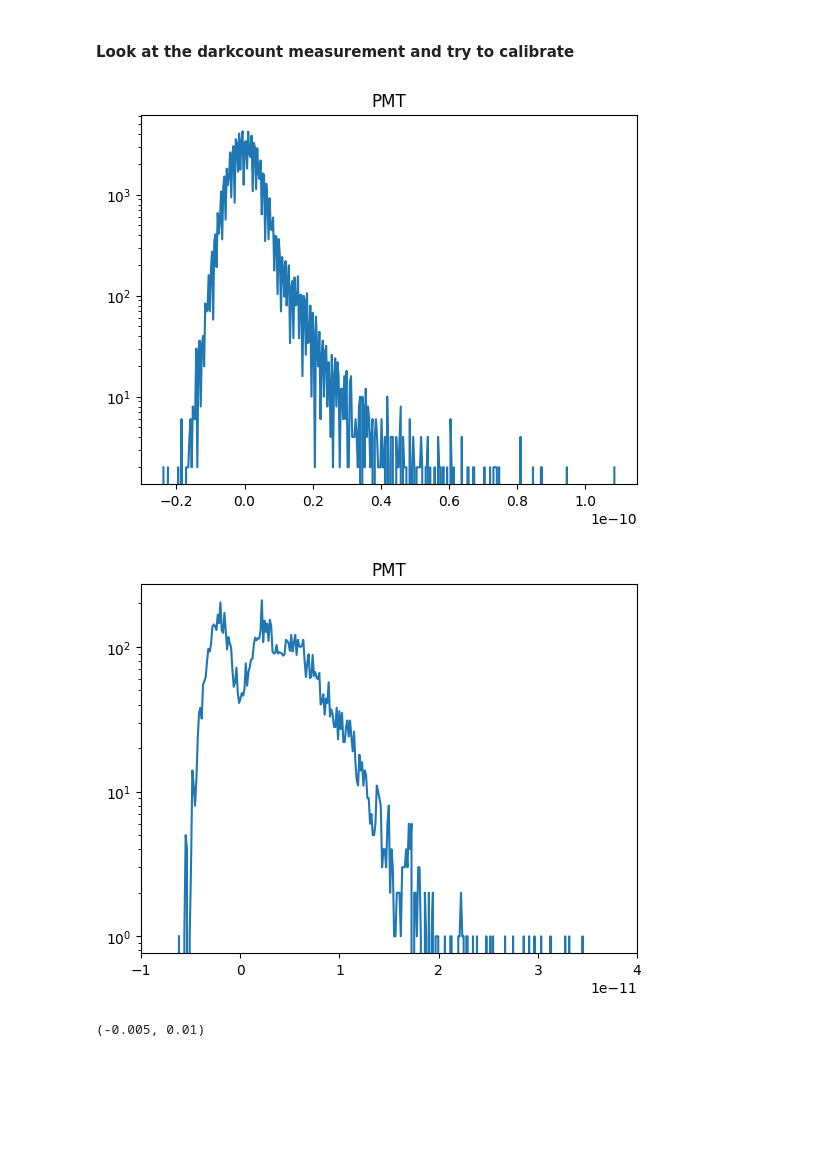
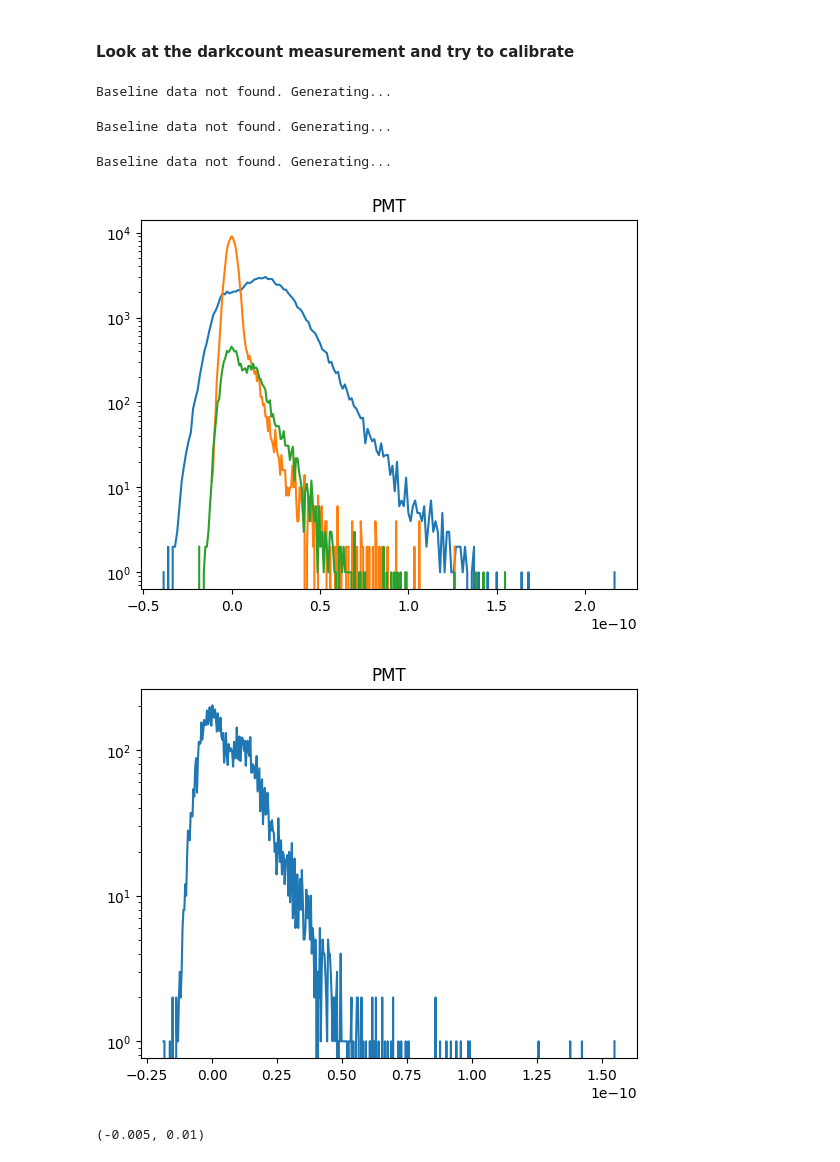
Before and after one commit to idawoestheinrich/wom_quality_control, a Jupyter notebook: code/analysis_ida.ipynb, the cells around one changed output. Saved outputs shown, nothing was run; the diff lists cells and outputs as text; code cells hidden in the pictures; blank space fills up the shorter version.

```diff
--- a/code/analysis_ida.ipynb
+++ b/code/analysis_ida.ipynb
@@ -88,17 +457,10 @@ plt.xlim(400,500)
 # %%
-WOM16_1 = WOMqc.load("20261102_testbeam_WOM_16")
-WOM16_2 = WOMqc.load("20261103_testbeam_WOM_16")
-WOM16_3 = WOMqc.load("20261105_testbeam_WOM_16")#Lower LED intensity
-
 bottom_1 = WOMqc.load("20261104_testbeam_CellA_bottom_3mm")
 bottom_2 = WOMqc.load("20261104_testbeam_CellA_bottom_3mm_2")
 
 top_1 = WOMqc.load("20261105_testbeam_CellA_top_3mm")
+top_2 = WOMqc.load("20261105_testbeam_CellA_top_3mm_2")
 
-uncoated = WOMqc.load("20261103_uncoated_WOM") #The SiPMs were saturated
-uncoated_1 = WOMqc.load("20261104_uncoated_WOM")
-uncoated_2 = WOMqc.load("20261104_uncoated_WOM_2")
-
-wo_WOM = WOMqc.load("20261104_wo_WOM_with_ring")
+WOM_7 = WOMqc.load("20261110_testbeam_WOM_7")#WOMqc.load("20261102_testbeam_WOM_16")
 # %% [output]
 Baseline data not found. Generating...
@@ -277,6 +833,10 @@ for ylabel, pm in zip(YLABELS, PM_ref):
 #### Look at the darkcount measurement and try to calibrate
 # %%
 darkcounts = WOMqc.load("20261029_darkcount_wo_inner_PCB")
+small_amplitude = WOMqc.load("20261106_longterm_testbeam_WOM_16_257")
+# %% [output]
+Baseline data not found. Generating...
+Baseline data not found. Generating...
 # %%
 def pmt_fit_with_pedestal(x, A, w, alpha, sigma0, Q0, lambd, sigma1, Q1, beta, kmax=None):
     """
@@ -364,0 +923,6 @@ darkcounts.create_baseline_data(window=(20, 0, 50), sigma=0, smooth_method=2)
+# %%
+longterm = WOMqc.load("20260311_darkcounts_10000")
+longterm.int_window_min_PMT, longterm.int_window_max_PMT = 2e-08, 4e-08
+longterm.int_window_min_SiPM, longterm.int_window_max_SiPM = 5e-08, 2e-07
+# %% [output]
+Baseline data not found. Generating...
@@ -365,30 +939,38 @@ darkcounts.create_baseline_data(window=(20, 0, 50), sigma=0, smooth_method=2)
+# %%
+# Histogram of the PMT data
+def histogram(var, bins, u, o):
+    y, binEdges = np.histogram(var ,bins= bins, range = (u,o))
+    bincenters = 0.5*(binEdges[1:] + binEdges[:-1])
+    return y, bincenters
+
+data = small_amplitude.baseline_integrated_data["PMT_out"]# + darkcounts.baseline_integrated_data["PMT_out"]
+data2= darkcounts.baseline_integrated_data["PMT_out"]#integrals #
+y, x = histogram(data, bins = 200, u = data.min(), o = data.max())
+y1, x1 = histogram(data2, bins = 200, u = data2.min(), o = data2.max())
+data3 = longterm.baseline_integrated_data["PMT_in"] #+ longterm.baseline_integrated_data["PMT_out"]
+y3, x3 = histogram(data3, bins = 200, u = data3.min(), o = data3.max())
 # %%
-# Histogram of the PMT data
-def histogram(var, bins, u, o):
-    y, binEdges = np.histogram(var ,bins= bins, range = (u,o))
-    bincenters = 0.5*(binEdges[1:] + binEdges[:-1])
-    return y, bincenters
-
-data = darkcounts.baseline_integrated_data["PMT_in"]# + darkcounts.baseline_integrated_data["PMT_out"]
-y, x = histogram(data, bins = 400, u = data.min(), o = data.max())
 plt.plot(x,y)
-#plt.xlim(-0.3e-9, 0.8e-9)
-#plt.xlim(-0.1e-9, 0.4e-9)
+plt.plot(x1,y1)
+plt.plot(x3,y3)
+#plt.xlim(-0.5e-10, 1e-10)
+#plt.xlim(-0.005, 0.002)
 plt.title("PMT")
+#plt.xscale("log")
 plt.yscale("log")
 plt.show()
 # %% [output]
-[figure, old version]
+[figure, new version]
 # %%
-data = longterm.baseline_integrated_data["PMT_in"] #+ longterm.baseline_integrated_data["PMT_out"]
-y, x = histogram(data, bins = 500, u = data.min(), o = data.max())
-plt.plot(x,y)
+data3 = longterm.baseline_integrated_data["PMT_in"] #+ longterm.baseline_integrated_data["PMT_out"]
+y3, x3 = histogram(data3, bins = 500, u = data3.min(), o = data3.max())
+plt.plot(x3,y3)
 plt.title("PMT")
 plt.yscale("log")
-plt.xlim(-0.1e-10, 0.4e-10)
+#plt.xlim(-0.1e-10,0)
 plt.show()
 # %% [output]
-[figure, old version]
+[figure, new version]
 # %%
 def Fitf(x, A, mu, lambda_, sigma0, sigma1, G, B):
     kmax = int(np.ceil(mu)) * 10
```
Also changed, not shown: parts of 40 cells of this notebook, 1 other file.
